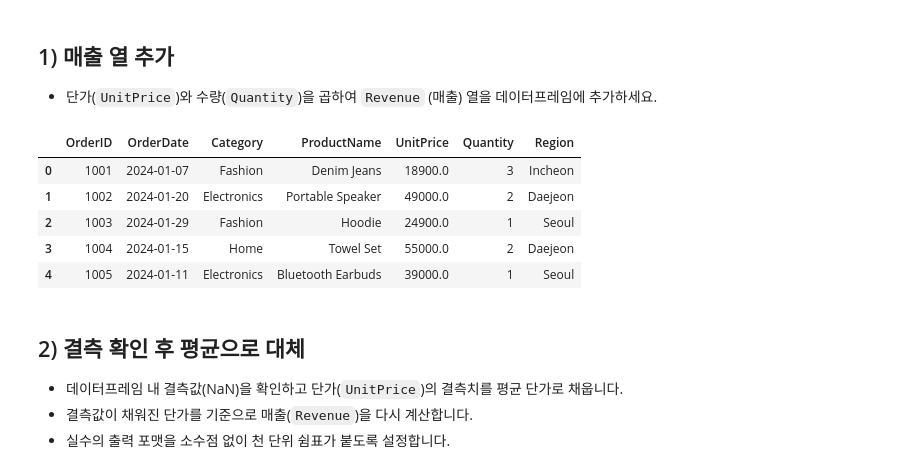
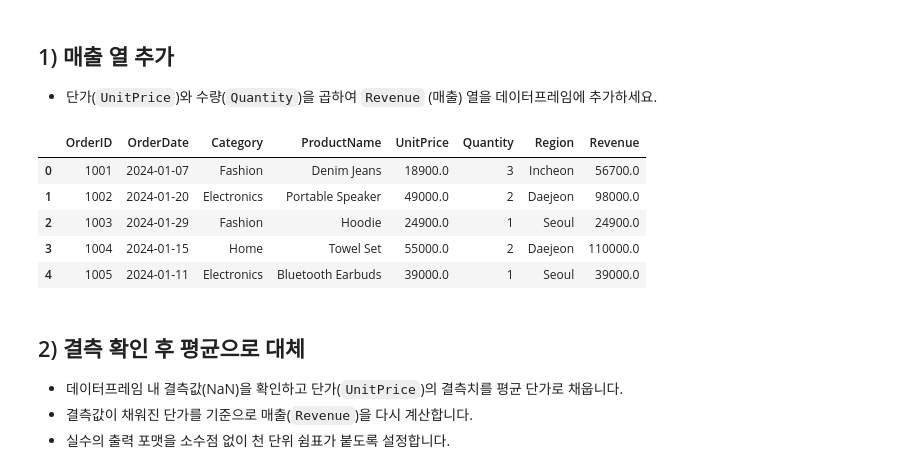
Before and after one commit to jihan5358/hello-github, a Jupyter notebook: week13/q1.ipynb, the cells around one changed output. Drawn from its saved outputs; the diff is of its cells as text; code cells hidden in the pictures.

```diff
--- a/week13/q1.ipynb
+++ b/week13/q1.ipynb
@@ -83,16 +81,17 @@ Google Colab 환경입니다. 한글 폰트를 설치합니다...
 # %% [markdown]
 ## 1) 매출 열 추가
 - 단가(`UnitPrice`)와 수량(`Quantity`)을 곱하여 `Revenue` (매출) 열을 데이터프레임에 추가하세요.
-# %%
-
-df.head()
-# %% [output]
-|  | OrderID | OrderDate | Category | ProductName | UnitPrice | Quantity | Region |
-| 0 | 1001 | 2024-01-07 | Fashion | Denim Jeans | 18900.0 | 3 | Incheon |
-| 1 | 1002 | 2024-01-20 | Electronics | Portable Speaker | 49000.0 | 2 | Daejeon |
-| 2 | 1003 | 2024-01-29 | Fashion | Hoodie | 24900.0 | 1 | Seoul |
-| 3 | 1004 | 2024-01-15 | Home | Towel Set | 55000.0 | 2 | Daejeon |
-| 4 | 1005 | 2024-01-11 | Electronics | Bluetooth Earbuds | 39000.0 | 1 | Seoul |
+# %%
+# 1) 매출 열 추가
+df["Revenue"] = df["UnitPrice"] * df["Quantity"]
+df.head()
+# %% [output]
+|  | OrderID | OrderDate | Category | ProductName | UnitPrice | Quantity | Region | Revenue |
+| 0 | 1001 | 2024-01-07 | Fashion | Denim Jeans | 18900.0 | 3 | Incheon | 56700.0 |
+| 1 | 1002 | 2024-01-20 | Electronics | Portable Speaker | 49000.0 | 2 | Daejeon | 98000.0 |
+| 2 | 1003 | 2024-01-29 | Fashion | Hoodie | 24900.0 | 1 | Seoul | 24900.0 |
+| 3 | 1004 | 2024-01-15 | Home | Towel Set | 55000.0 | 2 | Daejeon | 110000.0 |
+| 4 | 1005 | 2024-01-11 | Electronics | Bluetooth Earbuds | 39000.0 | 1 | Seoul | 39000.0 |
 # %% [markdown]
 ## 2) 결측 확인 후 평균으로 대체
 - 데이터프레임 내 결측값(NaN)을 확인하고 단가(`UnitPrice`)의 결측치를 평균 단가로 채웁니다.
```
Also changed, not shown: parts of 5 cells of this notebook.
